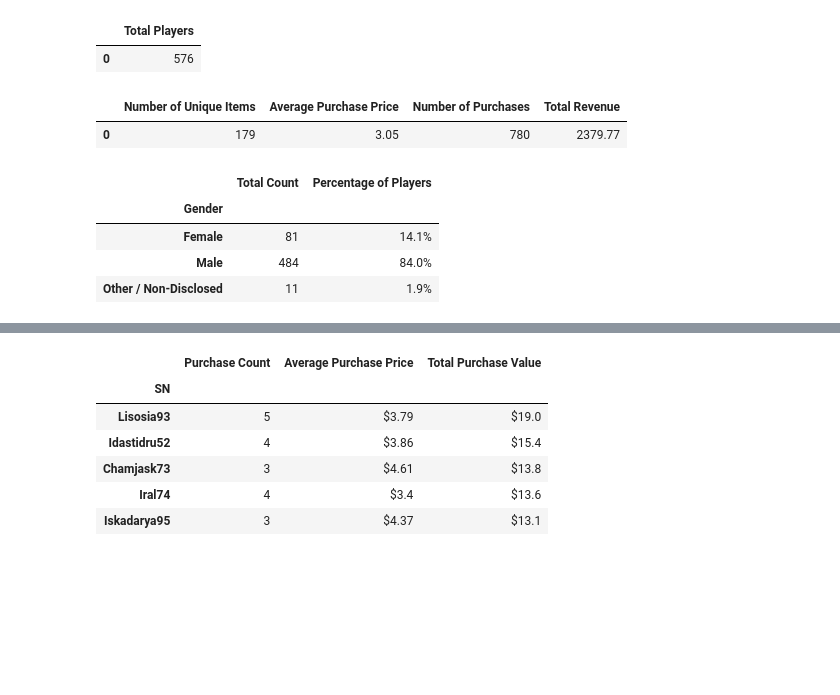
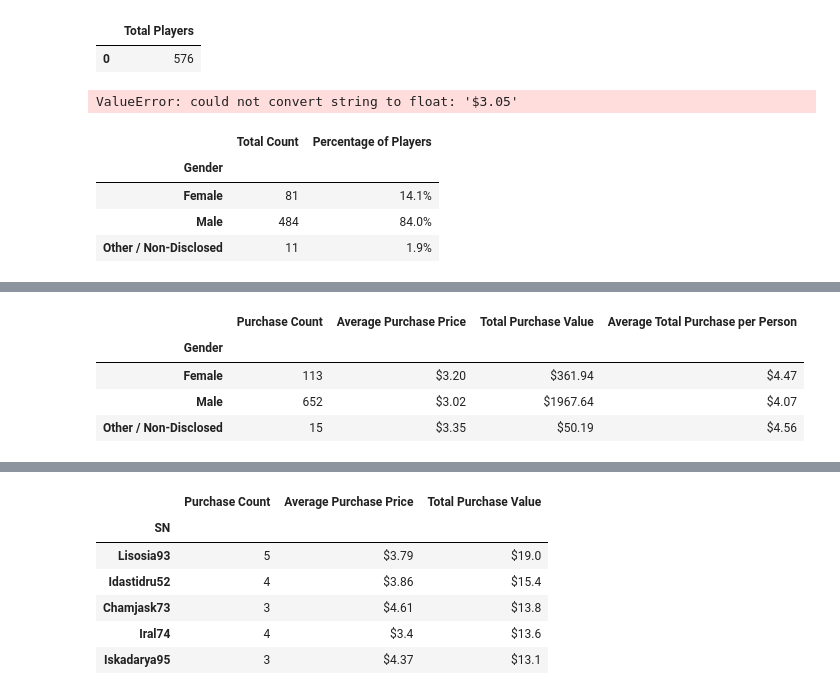
Before and after one commit to ovaispatoli/Heroes-of-Pymoli-, a Jupyter notebook: Heroes.ipynb, the cells around one changed output, grey strips where cells are left out. Saved outputs shown, nothing was run; the diff lists cells and outputs as text; code cells hidden in the pictures; blank space fills up the shorter version.

```diff
--- a/Heroes.ipynb
+++ b/Heroes.ipynb
@@ -39,26 +39,33 @@ Items = Heroes_file_pd.groupby('Item Name')['Item Name'].nunique()
 Items_Unique = Items.count()
 
 #Average purchase price: find the mean of the price column
-Avg_Price = round(Heroes_file_pd['Price'].mean(),2)
+Avg_Price = Heroes_file_pd['Price'].mean()
 
 #Total Revenue: sum price column
-Total_Revenue = round(Heroes_file_pd['Price'].sum(),2)
+Total_Revenue = Heroes_file_pd['Price'].sum()
 
 #Total Number of Purchases: Find out how many columns there are in the DataFrame, use len(pass dataframe in here)
 Total_Purchases = len(Heroes_file_pd)
 
 #Create a DataFrame: Purchase_Analysis_df
-Purchase_Analysis_df = pd.DataFrame({"Number of Unique Items": [Items_Unique],
+Purchase_Analysis = pd.DataFrame({"Number of Unique Items": [Items_Unique],
                                      "Average Purchase Price": Avg_Price,
                                      "Number of Purchases": [Total_Purchases],
                                      "Total Revenue": Total_Revenue
                                     })
 
-#Return DataFrame: Purchase_Analysis_df
-Purchase_Analysis_df
+#Map DataFrame: Purchase_Analysis_df
+Purchase_Analysis['Average Purchase Price']= Purchase_Analysis['Average Purchase Price'].astype(float).map(
+                                             "${:.2f}".format)
+Purchase_Analysis['Number of Purchases']= Purchase_Analysis['Number of Purchases'].astype(float).map(
+                                          "${:.2f}".format)
+Purchase_Analysis['Total Revenue']= Purchase_Analysis['Total Revenue'].astype(float).map(
+                                    "${:.2f}".format)
+
+#Return DataFrame: Purchase_Analysis
+Purchase_Analysis
 # %% [output]
-|  | Number of Unique Items | Average Purchase Price | Number of Purchases | Total Revenue |
-| 0 | 179 | 3.05 | 780 | 2379.77 |
+ValueError: could not convert string to float: '$3.05'
 # %%
 #Gender Population Analysis: Find count and percentages of all Gender types
 
@@ -94,18 +101,28 @@ gender_average = gender_decimal.round(2)
 gender_average
 
 #Total Purchases by each Gender Group: .sum()
-gender_totals = round(Heroes_file_pd.groupby('Gender')['Price'].sum(),2)
+gender_totals = Heroes_file_pd.groupby('Gender')['Price'].sum()
 gender_totals
 
 #Normalize the Purchases: gender_totals/gender_count
-gender_totals_normalized = round((gender_totals/gender_count),2))
+gender_totals_normalized = (gender_totals/gender_count)
 
 #Create DataFrame: Gender_Analysis
 gender_analysis = pd.DataFrame({"Purchase Count": gender_purchases,
                                 "Average Purchase Price": gender_average,
-                                "Total Purchase Value": '$' + gender_totals.astype(str),
-                                "Avg Total Purchase per Person": gender_totals_normalized
+                                "Total Purchase Value": gender_totals,
+                                "Average Total Purchase per Person": gender_totals_normalized
+                                })
 
-                              })
+#Map: Average Purchase Price, Total Purchase Value and Average Total Purchase per Person
+
+gender_analysis['Average Purchase Price'] = gender_analysis['Average Purchase Price'].astype(float).map(
+                                            "${:.2f}".format)
+gender_analysis['Total Purchase Value']= gender_analysis['Total Purchase Value'].astype(float).map(
+                                         "${:.2f}".format)
+gender_analysis['Average Total Purchase per Person']= gender_analysis['Average Total Purchase per Person'].astype(float).map(
+                                                      "${:.2f}".format)
+
+#Return DataFrame: gender_analysis
 gender_analysis
 # %% [output]
@@ -113,3 +129,8 @@ SyntaxError: invalid syntax (<ipython-input-214-43025fcd80ef>, line 15)
+|  | Purchase Count | Average Purchase Price | Total Purchase Value | Average Total Purchase per Person |
+| Gender |  |  |  |  |
+| Female | 113 | $3.20 | $361.94 | $4.47 |
+| Male | 652 | $3.02 | $1967.64 | $4.07 |
+| Other / Non-Disclosed | 15 | $3.35 | $50.19 | $4.56 |
 # %%
 #Purchase Analysis by Age Groups
 
```
Also changed, not shown: parts of 2 cells of this notebook.
